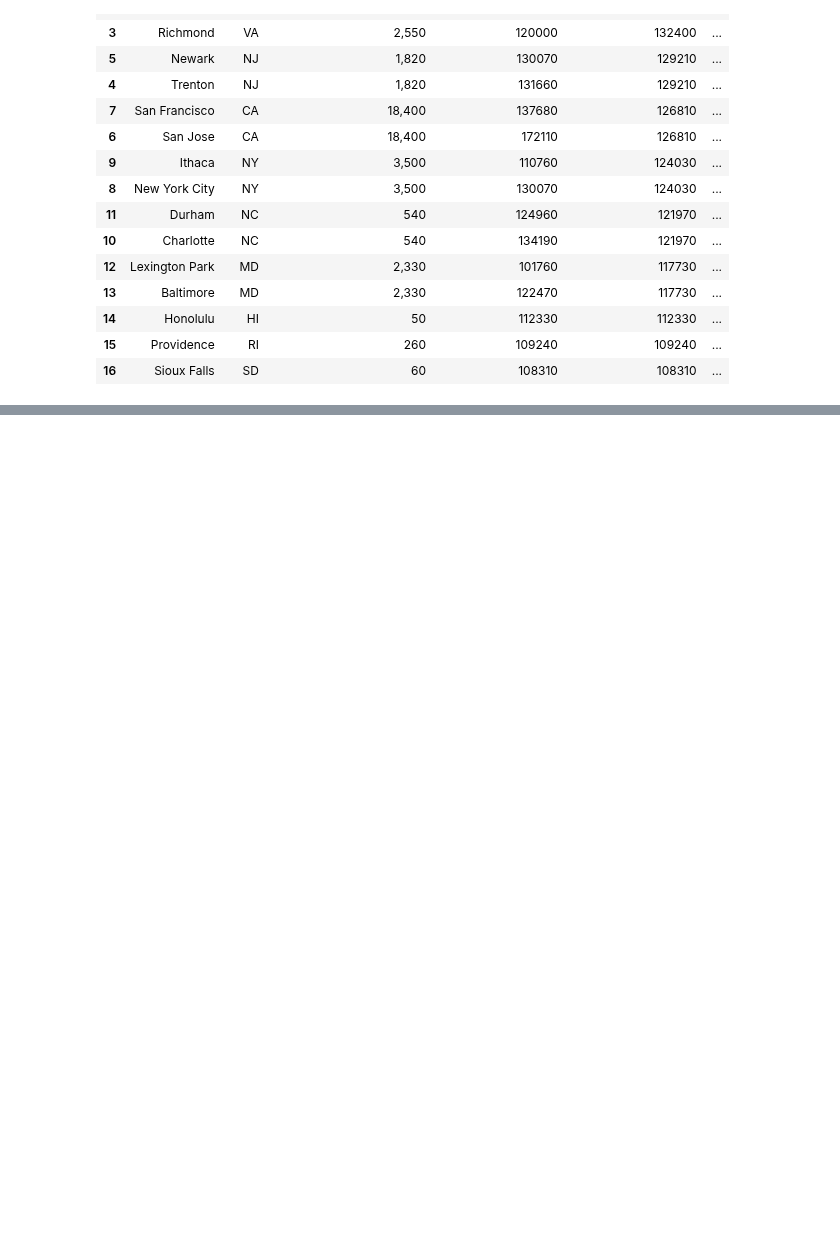
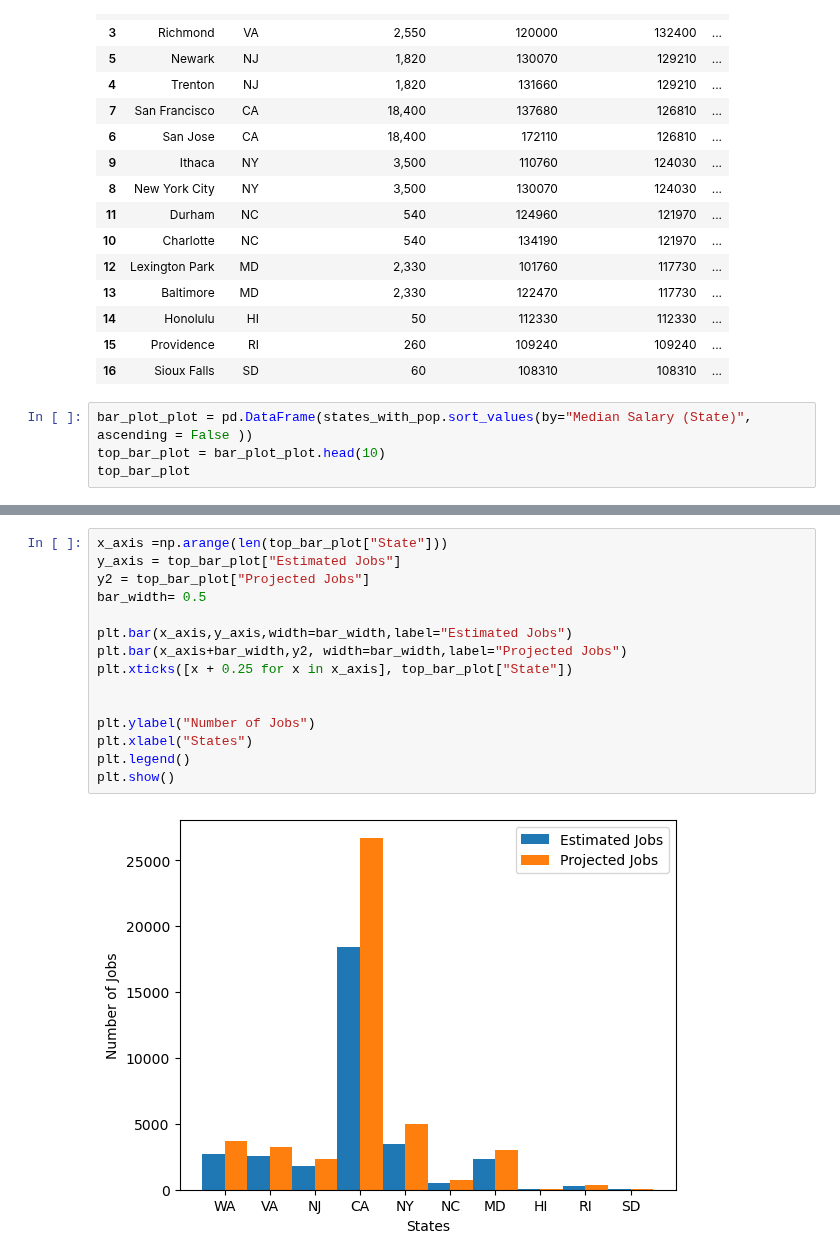
Before and after one commit to peatk/Group3_Project_-1, a Jupyter notebook: Collective_Data.ipynb, the cells around one changed output, grey strips where cells are left out. Drawn from its saved outputs; the diff is of its cells as text; blank space fills up the shorter version.

```diff
--- a/Collective_Data.ipynb
+++ b/Collective_Data.ipynb
@@ -810,3 +810,7 @@ highest_df
 | 14 | Honolulu | HI | 50 | 112330 | 112330 | ... |
 | 15 | Providence | RI | 260 | 109240 | 109240 | ... |
 | 16 | Sioux Falls | SD | 60 | 108310 | 108310 | ... |
+# %%
+bar_plot_plot = pd.DataFrame(states_with_pop.sort_values(by="Median Salary (State)", ascending = False ))
+top_bar_plot = bar_plot_plot.head(10)
+top_bar_plot
@@ -813,3 +829,20 @@ highest_df
+# %%
+x_axis =np.arange(len(top_bar_plot["State"]))
+y_axis = top_bar_plot["Estimated Jobs"]
+y2 = top_bar_plot["Projected Jobs"]
+bar_width= 0.5
+
+plt.bar(x_axis,y_axis,width=bar_width,label="Estimated Jobs")
+plt.bar(x_axis+bar_width,y2, width=bar_width,label="Projected Jobs")
+plt.xticks([x + 0.25 for x in x_axis], top_bar_plot["State"])
+
+
+plt.ylabel("Number of Jobs")
+plt.xlabel("States")
+plt.legend()
+plt.show()
+# %% [output]
+[figure, added]
 # %%
 # Create bar graph to showcase City vs State data
 x_value = formatted_df["City"]
```
Also changed, not shown: parts of 7 cells of this notebook.
